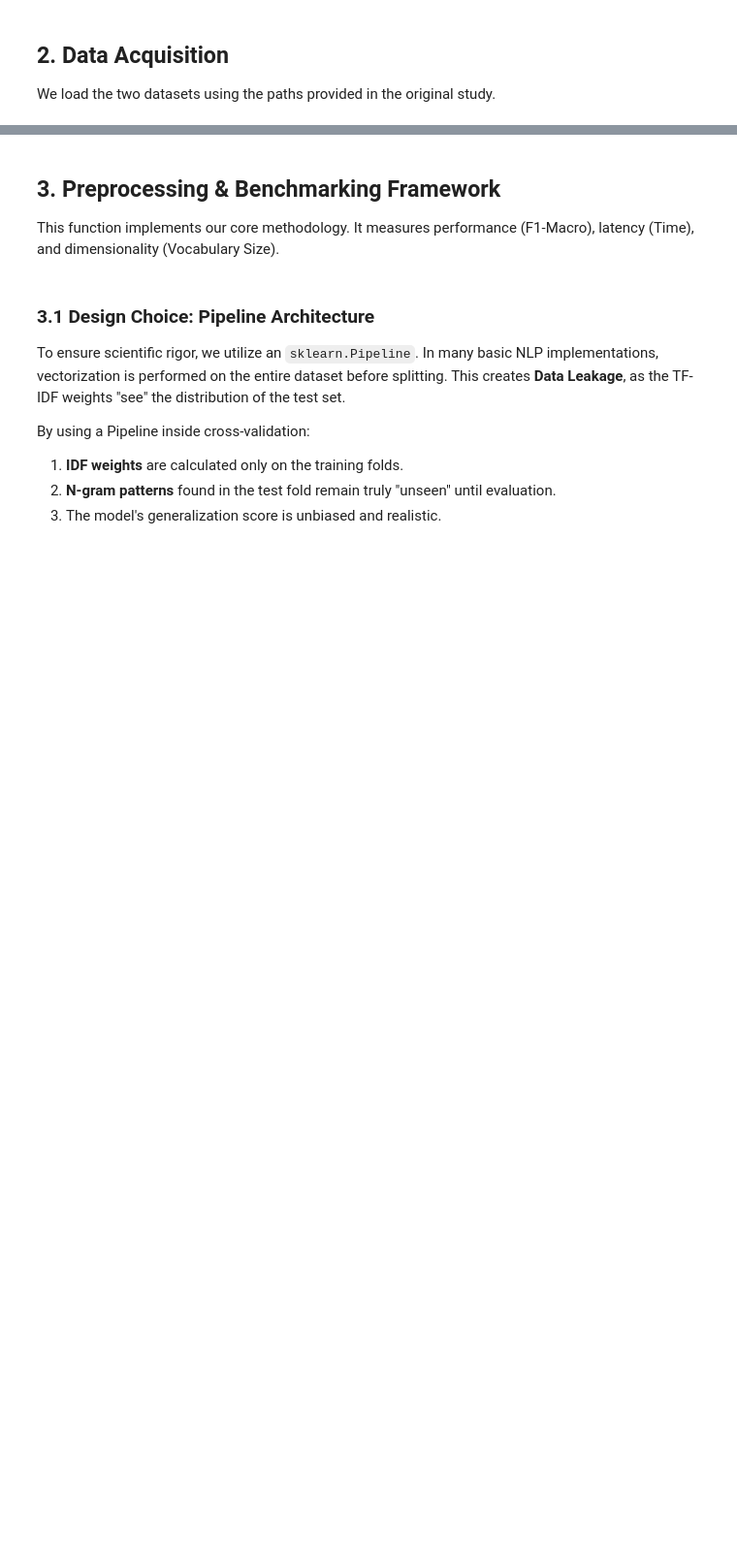
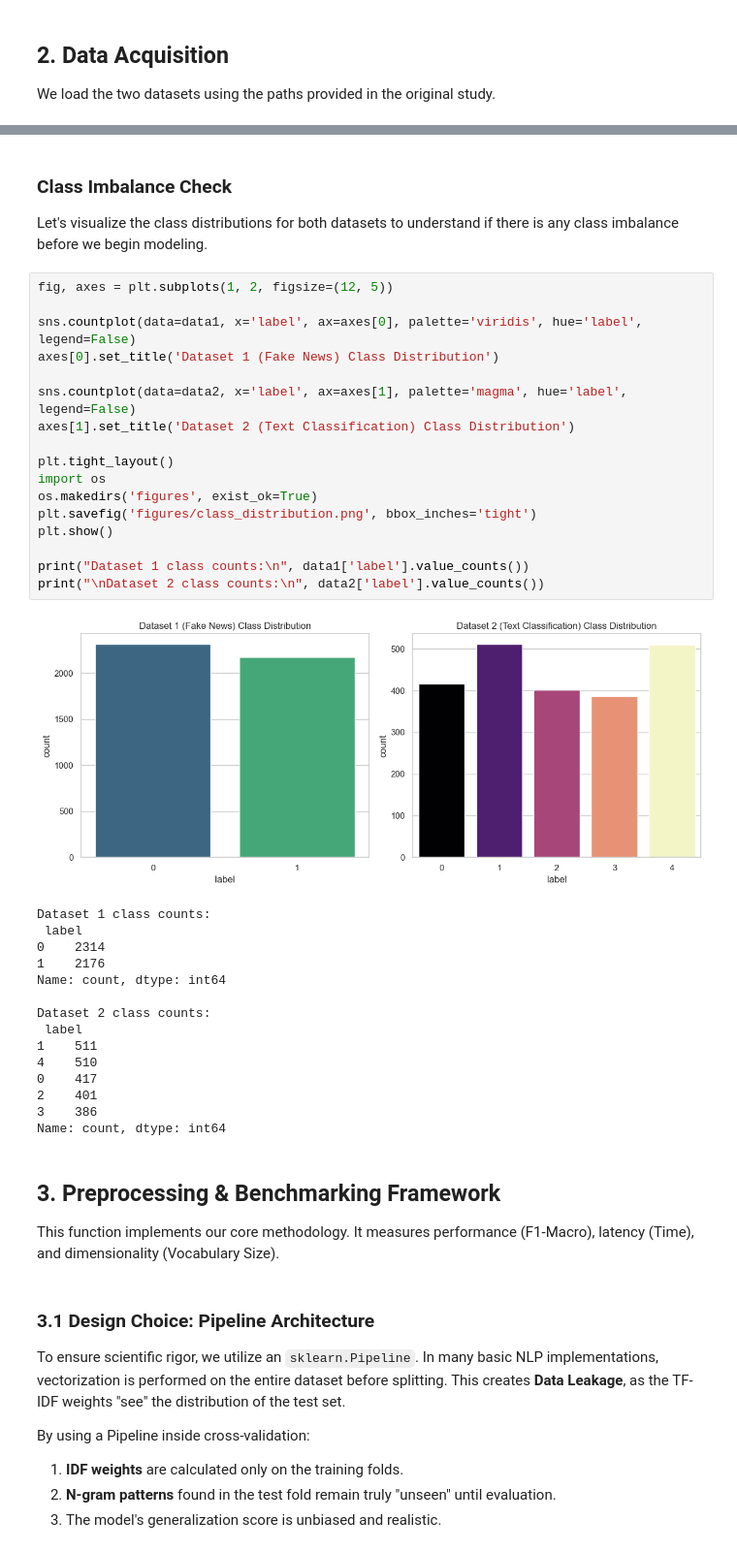
Before and after one commit to mal0101/Text-Mining-Project, a Jupyter notebook: main.ipynb, the cells around one changed output, grey strips where cells are left out. Shown at 97% size. Saved outputs shown, nothing was run; the diff lists cells and outputs as text; blank space fills up the shorter version.

```diff
--- a/main.ipynb
+++ b/main.ipynb
@@ -57,3 +57,39 @@ Dataset 2 Loaded: 2225 rows.
+# %% [markdown]
+### Class Imbalance Check
+Let's visualize the class distributions for both datasets to understand if there is any class imbalance before we begin modeling.
+# %%
+fig, axes = plt.subplots(1, 2, figsize=(12, 5))
+
+sns.countplot(data=data1, x='label', ax=axes[0], palette='viridis', hue='label', legend=False)
+axes[0].set_title('Dataset 1 (Fake News) Class Distribution')
+
+sns.countplot(data=data2, x='label', ax=axes[1], palette='magma', hue='label', legend=False)
+axes[1].set_title('Dataset 2 (Text Classification) Class Distribution')
+
+plt.tight_layout()
+import os
+os.makedirs('figures', exist_ok=True)
+plt.savefig('figures/class_distribution.png', bbox_inches='tight')
+plt.show()
+
+print("Dataset 1 class counts:\n", data1['label'].value_counts())
+print("\nDataset 2 class counts:\n", data2['label'].value_counts())
+# %% [output]
+[figure, added]
+Dataset 1 class counts:
+ label
+0    2314
+1    2176
+Name: count, dtype: int64
+
+Dataset 2 class counts:
+ label
+1    511
+4    510
+0    417
+2    401
+3    386
+Name: count, dtype: int64
 # %% [markdown]
 ## 3. Preprocessing & Benchmarking Framework
 This function implements our core methodology. It measures performance (F1-Macro), latency (Time), and dimensionality (Vocabulary Size).
```
Also changed, not shown: parts of 16 cells of this notebook, 7 other files.
